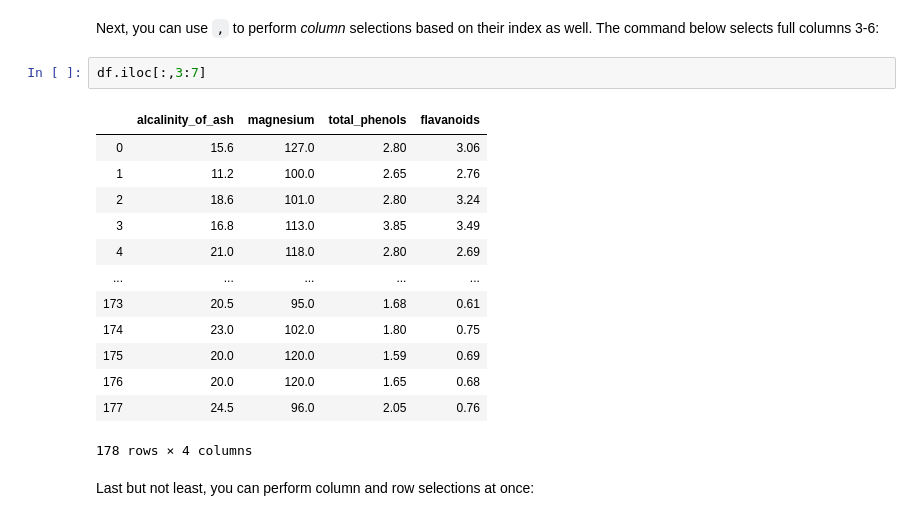
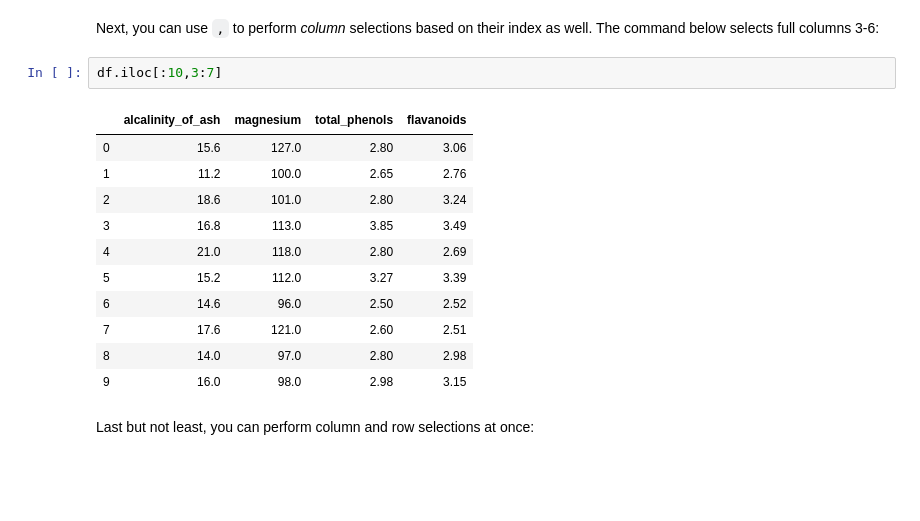
Before and after one commit to TXZebra/dsc-enterprise-chevron-accessing-data-with-pandas-chevron-dataeng-100419, a Jupyter notebook: index.ipynb, the cells around one changed output. Saved outputs shown, nothing was run; the diff lists cells and outputs as text; blank space fills up the shorter version.

```diff
--- a/index.ipynb
+++ b/index.ipynb
@@ -200,21 +200,19 @@ df.iloc[5:8]
 # %% [markdown]
 Next, you can use `,` to perform *column* selections based on their index as well. The command below selects full columns 3-6:
 # %%
-df.iloc[:,3:7]
+df.iloc[:10,3:7]
 # %% [output]
 |  | alcalinity_of_ash | magnesium | total_phenols | flavanoids |
 | 0 | 15.6 | 127.0 | 2.80 | 3.06 |
 | 1 | 11.2 | 100.0 | 2.65 | 2.76 |
 | 2 | 18.6 | 101.0 | 2.80 | 3.24 |
 | 3 | 16.8 | 113.0 | 3.85 | 3.49 |
 | 4 | 21.0 | 118.0 | 2.80 | 2.69 |
-| ... | ... | ... | ... | ... |
-| 173 | 20.5 | 95.0 | 1.68 | 0.61 |
-| 174 | 23.0 | 102.0 | 1.80 | 0.75 |
-| 175 | 20.0 | 120.0 | 1.59 | 0.69 |
-| 176 | 20.0 | 120.0 | 1.65 | 0.68 |
-| 177 | 24.5 | 96.0 | 2.05 | 0.76 |
+| 5 | 15.2 | 112.0 | 3.27 | 3.39 |
+| 6 | 14.6 | 96.0 | 2.50 | 2.52 |
+| 7 | 17.6 | 121.0 | 2.60 | 2.51 |
+| 8 | 14.0 | 97.0 | 2.80 | 2.98 |
+| 9 | 16.0 | 98.0 | 2.98 | 3.15 |
-178 rows × 4 columns
 # %% [markdown]
 Last but not least, you can perform column and row selections at once:
 # %%
```
